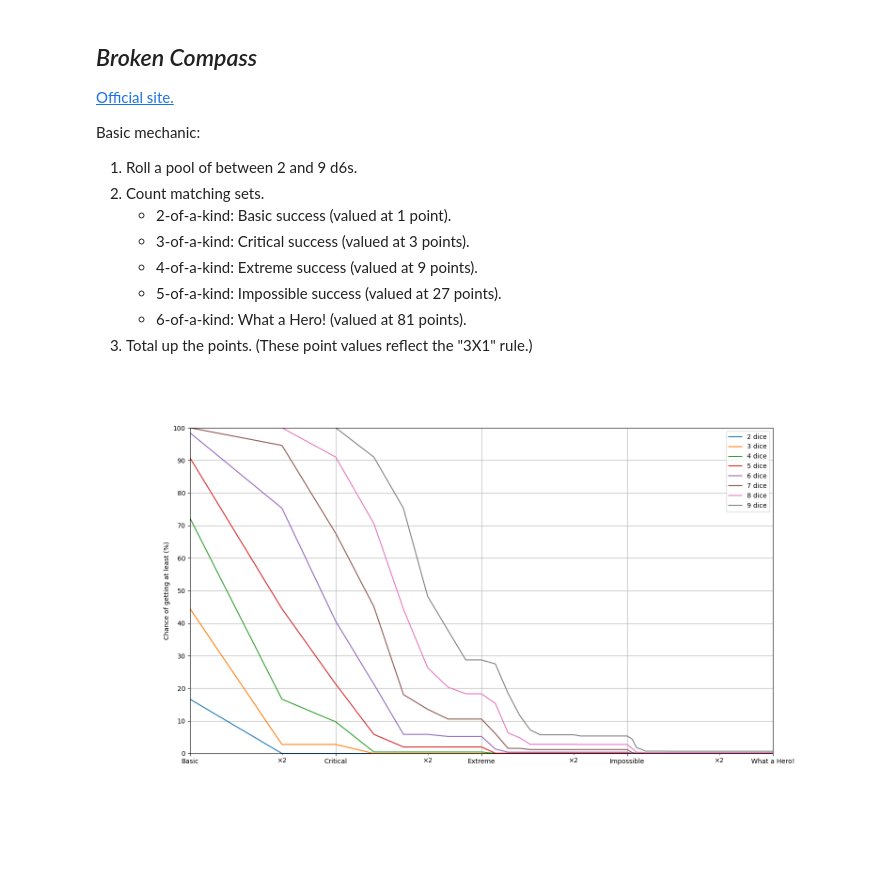
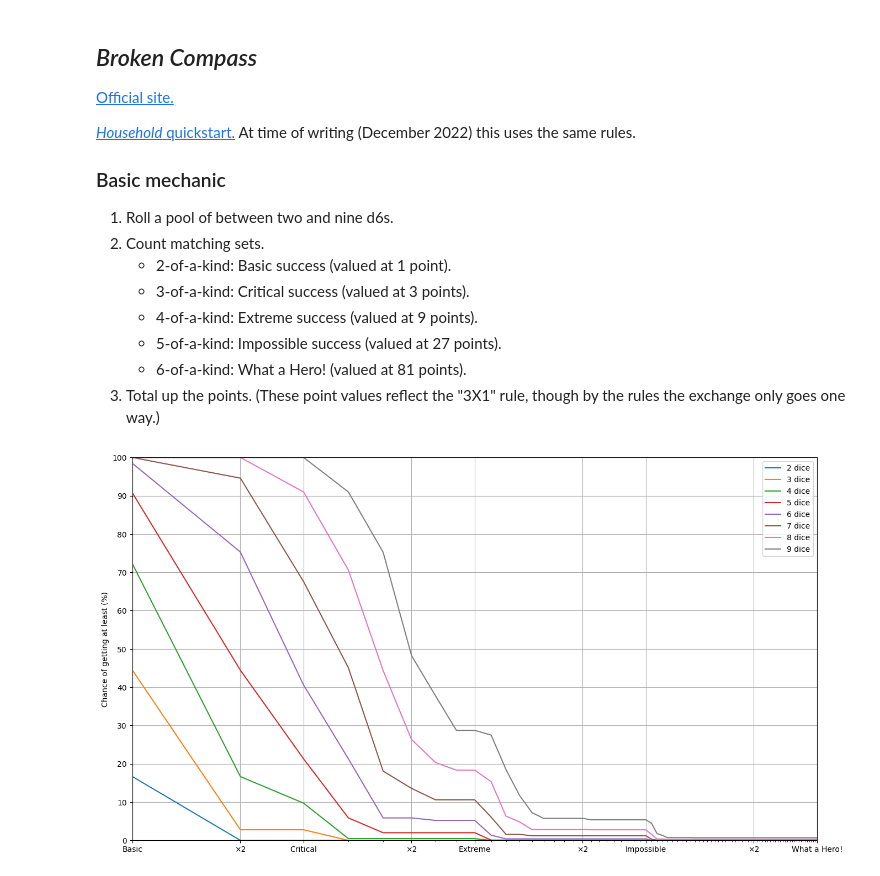
Before and after one commit to HighDiceRoller/icepool, a Jupyter notebook: notebooks/files/broken_compass.ipynb, the cells around one changed output. Drawn from its saved outputs; the diff is of its cells as text; code cells hidden in the pictures; blank space fills up the shorter version.

Commit message:
Deploying to gh-pages from @ HighDiceRoller/icepool@a0a3999b01a6a0cb4d29dac5811744e53b969524 🚀

```diff
--- a/notebooks/files/broken_compass.ipynb
+++ b/notebooks/files/broken_compass.ipynb
@@ -3,57 +3,68 @@
 
 [Official site.](https://twolittlemice.net/brokencompass/)
 
-Basic mechanic:
+[*Household* quickstart.](https://www.drivethrurpg.com/product/421014/Household--Quickstart) At time of writing (December 2022) this uses the same rules.
 
-1. Roll a pool of between 2 and 9 d6s.
+### Basic mechanic
+
+1. Roll a pool of between two and nine d6s.
 2. Count matching sets.
     * 2-of-a-kind: Basic success (valued at 1 point).
     * 3-of-a-kind: Critical success (valued at 3 points).
     * 4-of-a-kind: Extreme success (valued at 9 points).
     * 5-of-a-kind: Impossible success (valued at 27 points).
     * 6-of-a-kind: What a Hero! (valued at 81 points).
-3. Total up the points. (These point values reflect the "3X1" rule.)
+3. Total up the points. (These point values reflect the "3X1" rule, though by the rules the exchange only goes one way.)
 # %%
 import piplite
 await piplite.install("icepool")
 
 import icepool
+from icepool import d6
 import matplotlib.pyplot as plt
 
-class BrokenCompass(icepool.OutcomeCountEvaluator):
-    def next_state(self, state, outcome, count):
-        state = state or 0
-        # If a matching set, add the corresponding point value.
+default_colors = plt.rcParams['axes.prop_cycle'].by_key()['color']
+
+def score(counts):
+    result = 0
+    for count in counts:
+        count = min(count, 6)
         if count >= 2:
-            state += 3 ** (count - 2)
-        state = min(state, 3 ** 4)
-        return state
+            result += 3 ** (count - 2)
+    return result
 
-broken_compass = BrokenCompass()
+pool_sizes = [2, 3, 4, 5, 6, 7, 8, 9]
 
-figsize = (16, 9)
-fig, ax = plt.subplots(figsize=figsize)
+def plot_results(results, extra_results = None):
+    figsize = (16, 9)
+    fig, ax = plt.subplots(figsize=figsize)
+    for result in results:
+        result = result.clip(0, 81).set_range(0, 81)
+        ax.semilogx(result.outcomes(), result.probabilities_ge(percent=True))
+    if extra_results:
+        for i, result in enumerate(extra_results):
+            result = result.clip(0, 81).set_range(0, 81)
+            ax.semilogx(result.outcomes(), result.probabilities_ge(percent=True),
+                       color=default_colors[i], linestyle='--', alpha=0.5)
+    ax.legend([f'{pool_size} dice' for pool_size in pool_sizes])
+    ax.set_xticks([1, 2, 3, 6, 9, 18, 27, 54, 81])
+    ax.set_xticklabels(['Basic', '×2', 'Critical', '×2', 'Extreme', '×2', 'Impossible', '×2', 'What a Hero!'])
+    ax.set_xticks(range(1, 91), minor=True)
+    ax.set_xticklabels([], minor=True)
+    ax.set_yticks(range(0, 101, 10))
+    ax.set_xlim(1, 81)
+    ax.set_ylim(0, 100)
+    ax.set_ylabel('Chance of getting at least (%)')
+    ax.grid()
+    plt.show()
 
-legend = []
+results = []
 
-for num_dice in range(2, 10):
-    result = broken_compass.evaluate(icepool.d6.pool(num_dice))
-    result, *_ = icepool.align_range(result, 1, 81)
+for pool_size in pool_sizes:
+    initial = d6.pool(pool_size).all_matching_sets(min_count=0)
+    result = initial.map(score)
+    results.append(result)
 
-    ax.semilogx(result.outcomes(), result.probabilities_ge(percent=True))
-
-    legend.append(f'{num_dice} dice')
-
-ax.legend(legend)
-ax.set_xticks([1, 3, 9, 27, 81])
-ax.set_xticklabels(['Basic', 'Critical', 'Extreme', 'Impossible', 'What a Hero!'])
-ax.set_xticks([2, 6, 18, 54], minor=True)
-ax.set_xticklabels(['×2', '×2', '×2', '×2'], minor=True)
-ax.set_yticks(range(0, 101, 10))
-ax.set_xlim(1, 81)
-ax.set_ylim(0, 100)
-ax.set_ylabel('Chance of getting at least (%)')
-ax.grid()
-plt.show()
+plot_results(results)
 # %% [output]
-[figure, old version]
+[figure, new version]
```
Also changed, not shown: parts of 6 cells of this notebook, 5 other files.
